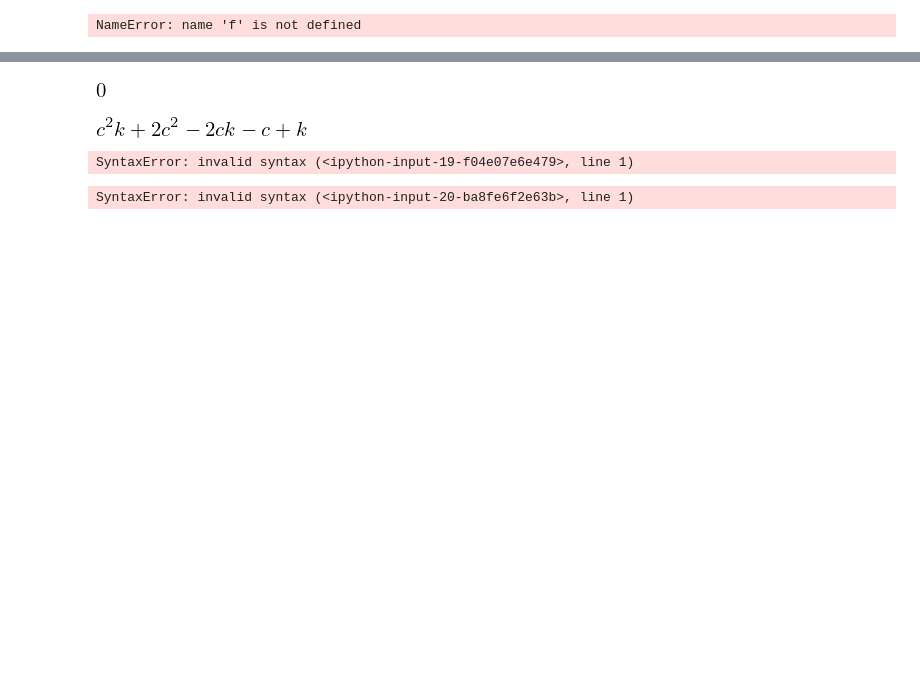
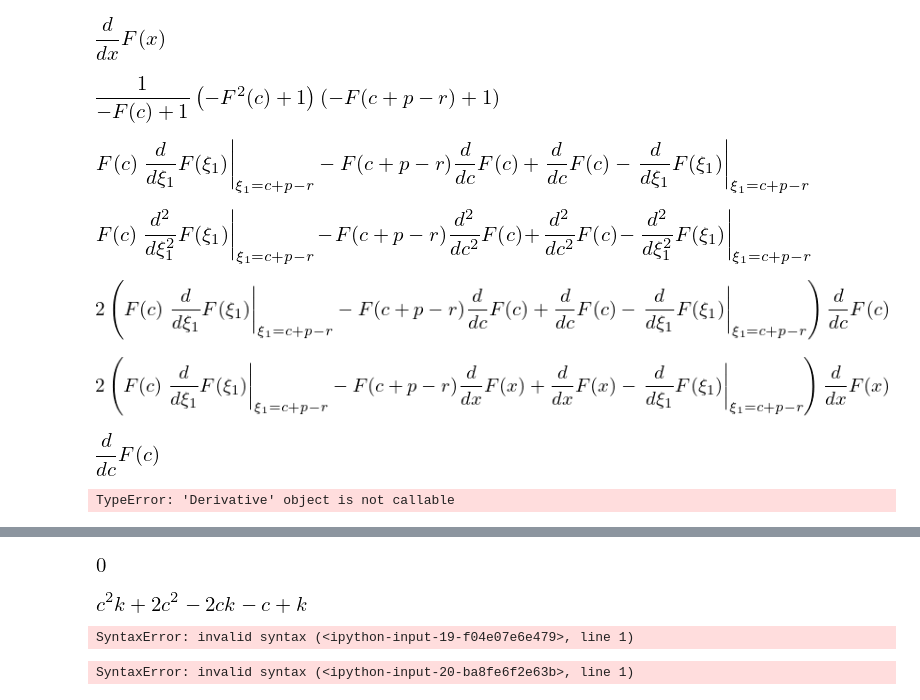
Before and after one commit to pukhov/thesis, a Jupyter notebook: sympy.ipynb, the cells around one changed output, grey strips where cells are left out. Saved outputs shown, nothing was run; the diff lists cells and outputs as text; code cells hidden in the pictures; blank space fills up the shorter version.

```diff
--- a/sympy.ipynb
+++ b/sympy.ipynb
@@ -43,8 +70,10 @@ expr
 # %%
-k, c, r, p = symbols('k c r p') # r (radius), t (angle theta)
-F,  g = symbols('F g', cls=Function)
-g = f(x**2,y)**k
+k, c, r, p, n = symbols('k c r p n') # r (radius), t (angle theta)
+F, f, G, g = symbols('F f G g', cls=Function)
+# g = f(x**2,y)**k
-# %% [output]
-NameError: name 'f' is not defined
+# %%
+k, c, r, p, n = symbols('k c r p n') # r (radius), t (angle theta)
+F, f, G, g, h = symbols('F f G g h', cls=Function)
+# g = f(x**2,y)**k
 # %%
 a, b, x  = symbols('a b x')
@@ -50,0 +82,28 @@ a, b, x  = symbols('a b x')
+# %%
+f = sympy.diff(F(x), x)
+f
+# %% [output]
+[figure, added]
+# %%
+n = 2
+G = (1 - F(c)**n) / (1 - F(c)) * (1 - F(c - r + p))
+G
+# %% [output]
+[figure, added]
+# %%
+G_deriv = sympy.simplify(sympy.diff(G, c) + n * f.subs(x, c  - r + p) * F(c)**(n-1))
+G_deriv
+# %% [output]
+[figure, added]
+# %%
+G_deriv_2 = sympy.simplify(sympy.diff(G_deriv, c))
+G_deriv_2
+# %% [output]
+[figure, added]
+# %%
+G_deriv_2 = G_deriv_2.xreplace({sympy.diff(F(c), c, 2): 0,
+                                sympy.diff(F(c), c, 2).subs(c, c+p-r) : 0})
+G_deriv_2 = sympy.simplify(G_deriv_2)
+G_deriv_2
+# %% [output]
+[figure, added]
@@ -50,0 +112,13 @@ a, b, x  = symbols('a b x')
+# %%
+G_deriv_2.xreplace({sympy.diff(F(c), c): f})
+# %% [output]
+[figure, added]
+# %%
+sympy.diff(F(c), c)
+# %% [output]
+[figure, added]
+# %%
+G_deriv.xreplace({sympy.diff(F(c), c): f(c),
+                  sympy.diff(F(c), c).subs(c, c+p-r) : f(c+p-r)})
+# %% [output]
+TypeError: 'Derivative' object is not callable
```
Also changed, not shown: parts of 31 cells of this notebook, 1 other file.
